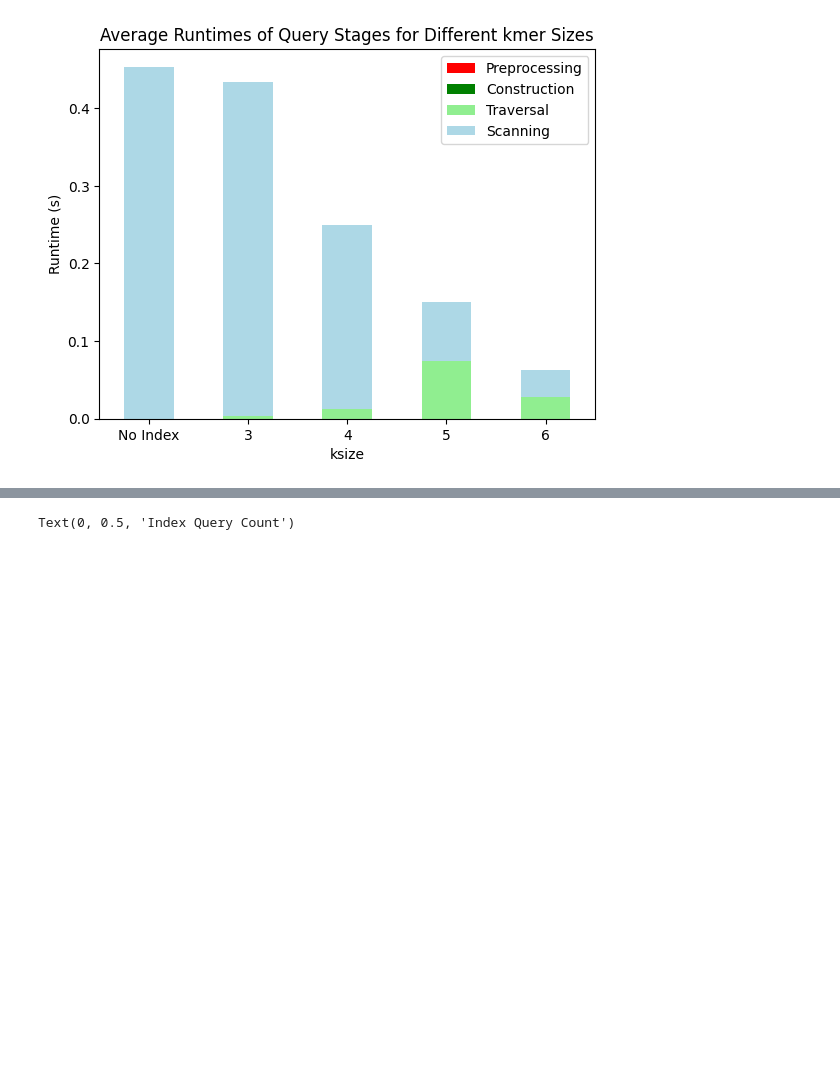
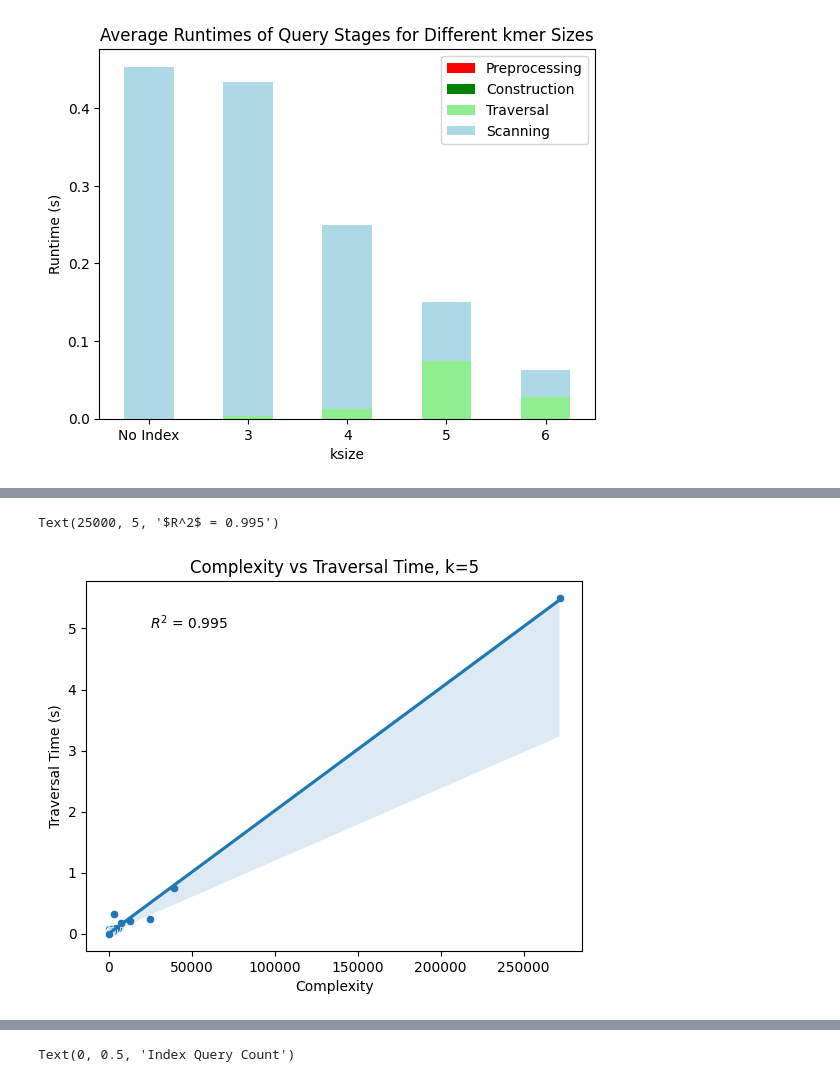
Before and after one commit to remyschwab/tetrex_analysis, a Jupyter notebook: no_cache_runtime_analysis.ipynb, the cells around one changed output, grey strips where cells are left out. Saved outputs shown, nothing was run; the diff lists cells and outputs as text; code cells hidden in the pictures; blank space fills up the shorter version.

```diff
--- a/no_cache_runtime_analysis.ipynb
+++ b/no_cache_runtime_analysis.ipynb
@@ -43,0 +71,11 @@ df_merged = reduce(lambda  left,right: pd.merge(left,right,on=["Preprocessing","
+# %%
+slope, intercept, r_value, p_value, std_err = stats.linregress(df_k5["Complexity"], df_k5["Traversal"])
+
+ax = sns.scatterplot(data=df_k5, x="Complexity", y="Traversal")
+plt = sns.regplot(data=df_k5, x="Complexity", y="Traversal", scatter=False, ax=ax)
+ax.set_title("Complexity vs Traversal Time, k=5")
+ax.set_ylabel("Traversal Time (s)")
+plt.text(25000, 5, "$R^2$ = "+str(round(r_value**2, 3)))
+# %% [output]
+Text(25000, 5, '$R^2$ = 0.995')
+[figure, added]
```
Also changed, not shown: parts of 7 cells of this notebook, 2 other files.
